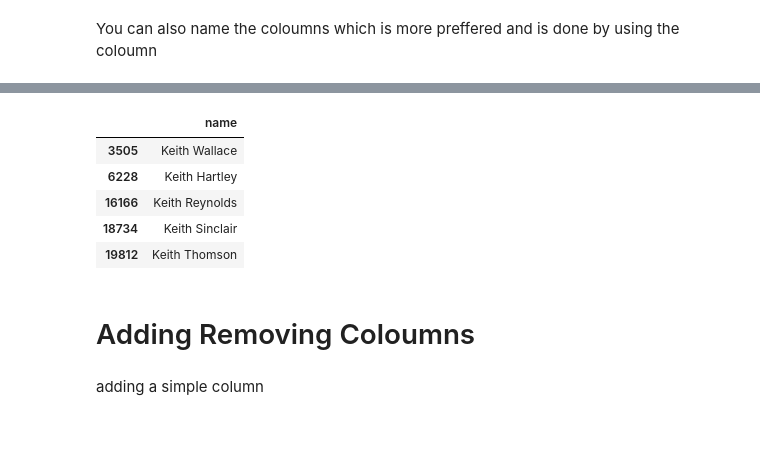
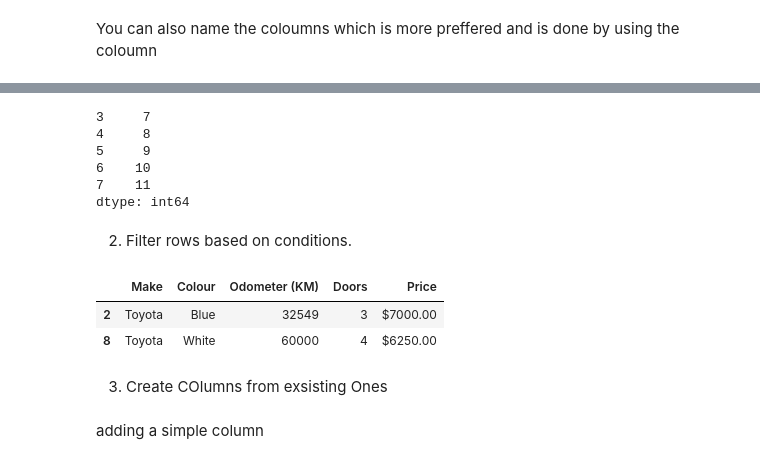
Before and after one commit to Muhammad-Bilal1605/LearningAI, a Jupyter notebook: scripts/Assignment2: Pandas.ipynb, the cells around one changed output, grey strips where cells are left out. Saved outputs shown, nothing was run; the diff lists cells and outputs as text; code cells hidden in the pictures; blank space fills up the shorter version.

```diff
--- a/scripts/Assignment2: Pandas.ipynb
+++ b/scripts/Assignment2: Pandas.ipynb
@@ -277,0 +41,3 @@ olympic= pd.read_csv("../Files/Assignment2/olympicData.csv")
+# %%
+dataframe=pd.read_csv("../Files/Assignment2/cars.csv")
+dataframe
@@ -278,16 +308,23 @@ olympic= pd.read_csv("../Files/Assignment2/olympicData.csv")
+# %%
+series[series>6]
+# %% [output]
+3     7
+4     8
+5     9
+6    10
+7    11
+dtype: int64
+# %% [markdown]
+2) Filter rows based on conditions.
 # %%
-olympic.loc[(olympic['height_cm'] >25 )& (olympic["name"].str.contains("keith",case=False)), ["name"]].head(5)
 
-# show rows with height greater tha 25 , name containing keith and only the name coloumn and take the first 5 results
+dataframe.loc[(dataframe["Price"].str.replace("$","").astype(float)>5000) & dataframe["Make"].str.contains("Toyota",case=False)].head()
 # %% [output]
-|  | name |
-| 3505 | Keith Wallace |
-| 6228 | Keith Hartley |
-| 16166 | Keith Reynolds |
-| 18734 | Keith Sinclair |
-| 19812 | Keith Thomson |
+|  | Make | Colour | Odometer (KM) | Doors | Price |
+| 2 | Toyota | Blue | 32549 | 3 | $7000.00 |
+| 8 | Toyota | White | 60000 | 4 | $6250.00 |
 # %% [markdown]
-# Adding Removing Coloumns
+3) Create COlumns from exsisting Ones
 # %% [markdown]
 adding a simple column
 # %%
```
Also changed, not shown: parts of 80 cells of this notebook, 1 other file.
